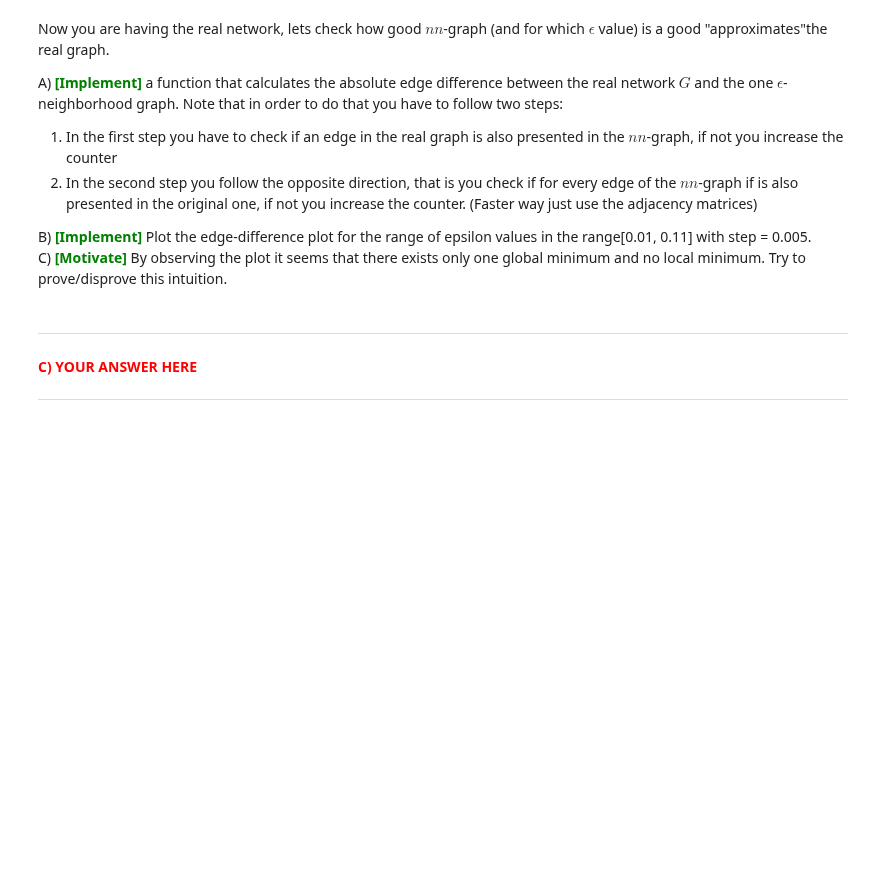
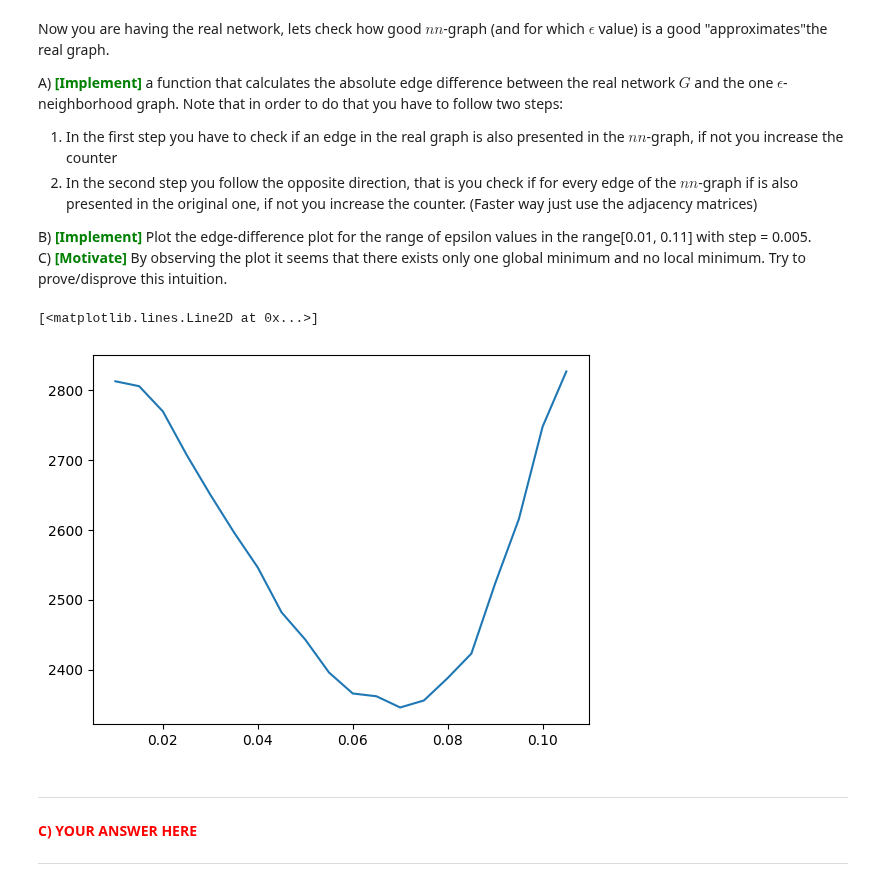
Before and after one commit to Joac1137/dm2023-exercises, a Jupyter notebook: handins/handin2.ipynb, the cells around one changed output. Saved outputs shown, nothing was run; the diff lists cells and outputs as text; code cells hidden in the pictures; blank space fills up the shorter version.

````diff
--- a/handins/handin2.ipynb
+++ b/handins/handin2.ipynb
@@ -206,18 +206,23 @@ X, Y = load_data()
 #YOUR CODE HERE
 # Be sure that your constructed graphs does not
 # contain loop edges (edges from i to i for some node i)
+
+def L2_norm(x, y):
+    return np.sqrt(np.sum((x-y)**2))
 
 def nn_graph(data, eps, remove_self=True, directed=False):
     n = len(X)
     G = nx.Graph()
     if directed:
         G = nx.DiGraph()
-    ### YOUR CODE STARTS HERE
-
-
-
-
-    ### YOUR ENDS CODE HERE
+    for idx, x in enumerate(data):
+        for idy, y in enumerate(data):
+            if L2_norm(x,y) <= eps:
+                if idx != idy:
+                    G.add_edge(idx,idy)
+                elif not remove_self:
+                    G.add_edge(idx,idy)
+        G.add_node(idx)
     return G
 # %% [markdown]
 ### Task 2.1.2 (2 points)
@@ -251,13 +262,19 @@ $$W_{i j}=e^{-\frac{\left\|\mathbf{x}_{i}-\mathbf{x}_{j}\right\|^{2}}{t}}$$
 
 <span style='color: green'>**\[Implement\]**</span> the function ```weighted_nn_graph``` below that returns the weighted graph given the data matrix in input and the values eps and $t$, where $t$ is the parameter of the equation above.
 # %%
+def L2_norm(x, y):
+    return np.sqrt(np.sum((x-y)**2))
+
 def weighted_nn_graph(data, eps=20, t=0.1):
     n = len(data)
     G = nx.Graph()
     ### YOUR CODE STARTS HERE
-
-
-
+    for idx, x in enumerate(data):
+        for idy, y in enumerate(data):
+            if L2_norm(x,y) <= eps:
+                eps_weight = eps**-(L2_norm(x,y) / t)
+                G.add_edge(idx,idy, weight=eps_weight)
+        G.add_node(idx)
     ### YOUR CODE ENDS HERE
     return G
 # %% [markdown]
@@ -323,8 +344,27 @@ B) <span style='color: green'>**\[Implement\]**</span> Plot the edge-difference
 C) <span style='color: green'>**\[Motivate]**</span> By observing the plot it seems that there exists only one global minimum and no local minimum. Try to prove/disprove this intuition.
 # %%
 #A) YOUR CODE HERE
+def edge_difference(G: nx.Graph, nn: nx.Graph):
+    counter = 0
+    for i,j in G.edges():
+        if not nn.has_edge(i,j):
+            counter += 1
+    for i,j in nn.edges():
+        if not G.has_edge(i,j):
+            counter += 1
+    return counter
 # %%
 #B) YOUR CODE HERE
+first = np.arange(0.01,0.11,0.005)
+second = []
+for x in np.arange(0.01,0.11,0.005):
+    nn = nn_graph(X, x)
+    diff = edge_difference(G,nn)
+    second.append(diff)
+plt.plot(first,second)
+# %% [output]
+[<matplotlib.lines.Line2D at 0x...>]
+[figure, added]
 # %% [markdown]
 ******************
 <span style="color:red">**C) YOUR ANSWER HERE**</span>
````
Also changed, not shown: parts of 4 cells of this notebook.
